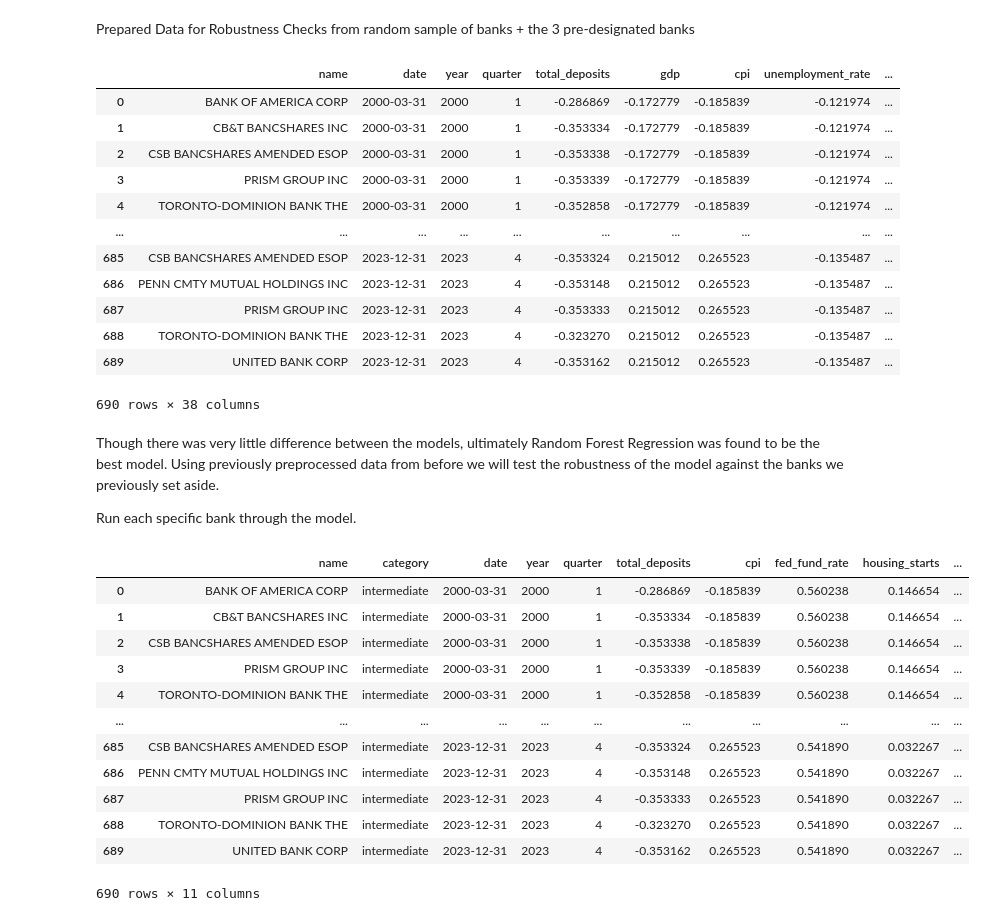
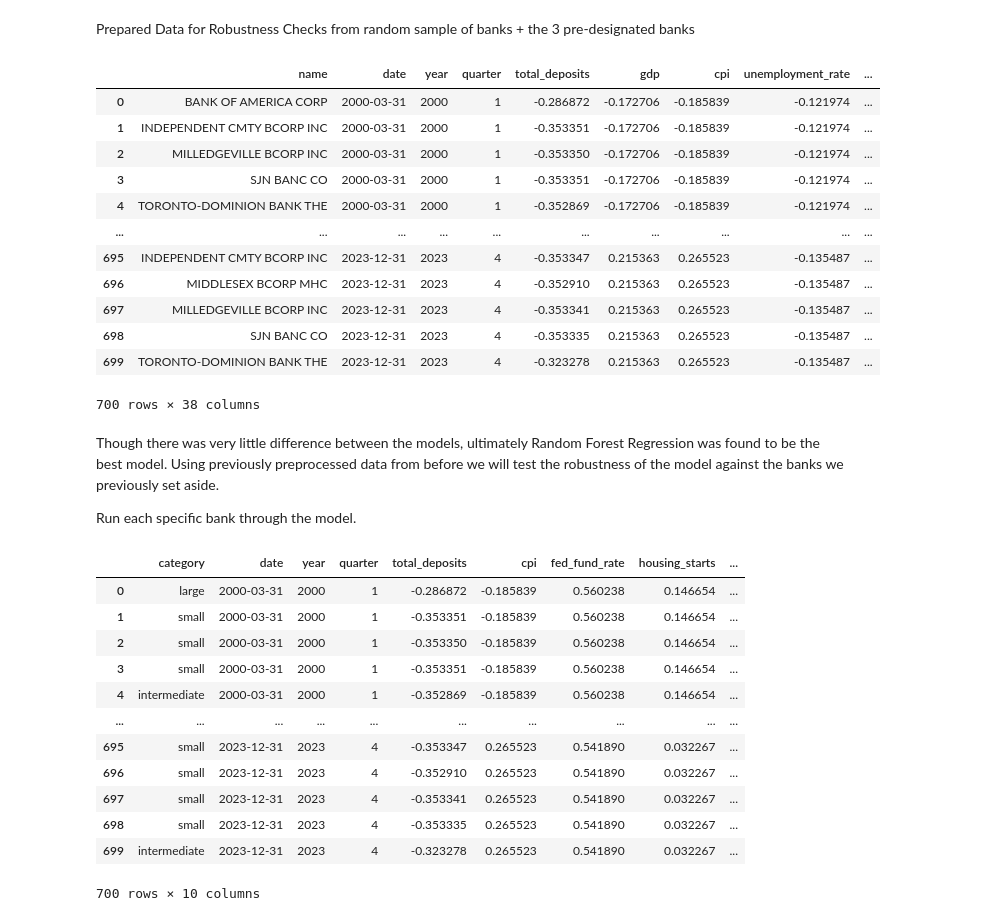
Before and after one commit to hughdingb58/deposit_size_prediction, a Jupyter notebook: Robustness_Sensitivity_Analysis.ipynb, the cells around one changed output. Drawn from its saved outputs; the diff is of its cells as text; code cells hidden in the pictures.

```diff
--- a/Robustness_Sensitivity_Analysis.ipynb
+++ b/Robustness_Sensitivity_Analysis.ipynb
@@ -24,29 +24,28 @@ Prepared Data for Robustness Checks from random sample of banks + the 3 pre-desi
 pd.set_option('display.max_columns', None)
 
 # Path to your Feather file
-file_path_df = 'df_temp.feather'
+file_path_df = 'df_train.feather'
 file_path_samples = 'df_samples.feather'
 
 # Read the Feather files into DataFrames
 df = pd.DataFrame(feather.read_feather(file_path_df))
 df_samples = pd.DataFrame(feather.read_feather(file_path_samples))
 
-df_samples['category'] = 'intermediate'
 df_samples
 # %% [output]
 |  | name | date | year | quarter | total_deposits | gdp | cpi | unemployment_rate | ... |
-| 0 | BANK OF AMERICA CORP | 2000-03-31 | 2000 | 1 | -0.286869 | -0.172779 | -0.185839 | -0.121974 | ... |
-| 1 | CB&T BANCSHARES INC | 2000-03-31 | 2000 | 1 | -0.353334 | -0.172779 | -0.185839 | -0.121974 | ... |
-| 2 | CSB BANCSHARES AMENDED ESOP | 2000-03-31 | 2000 | 1 | -0.353338 | -0.172779 | -0.185839 | -0.121974 | ... |
-| 3 | PRISM GROUP INC | 2000-03-31 | 2000 | 1 | -0.353339 | -0.172779 | -0.185839 | -0.121974 | ... |
-| 4 | TORONTO-DOMINION BANK THE | 2000-03-31 | 2000 | 1 | -0.352858 | -0.172779 | -0.185839 | -0.121974 | ... |
+| 0 | BANK OF AMERICA CORP | 2000-03-31 | 2000 | 1 | -0.286872 | -0.172706 | -0.185839 | -0.121974 | ... |
+| 1 | INDEPENDENT CMTY BCORP INC | 2000-03-31 | 2000 | 1 | -0.353351 | -0.172706 | -0.185839 | -0.121974 | ... |
+| 2 | MILLEDGEVILLE BCORP INC | 2000-03-31 | 2000 | 1 | -0.353350 | -0.172706 | -0.185839 | -0.121974 | ... |
+| 3 | SJN BANC CO | 2000-03-31 | 2000 | 1 | -0.353351 | -0.172706 | -0.185839 | -0.121974 | ... |
+| 4 | TORONTO-DOMINION BANK THE | 2000-03-31 | 2000 | 1 | -0.352869 | -0.172706 | -0.185839 | -0.121974 | ... |
 | ... | ... | ... | ... | ... | ... | ... | ... | ... | ... |
-| 685 | CSB BANCSHARES AMENDED ESOP | 2023-12-31 | 2023 | 4 | -0.353324 | 0.215012 | 0.265523 | -0.135487 | ... |
-| 686 | PENN CMTY MUTUAL HOLDINGS INC | 2023-12-31 | 2023 | 4 | -0.353148 | 0.215012 | 0.265523 | -0.135487 | ... |
-| 687 | PRISM GROUP INC | 2023-12-31 | 2023 | 4 | -0.353333 | 0.215012 | 0.265523 | -0.135487 | ... |
-| 688 | TORONTO-DOMINION BANK THE | 2023-12-31 | 2023 | 4 | -0.323270 | 0.215012 | 0.265523 | -0.135487 | ... |
-| 689 | UNITED BANK CORP | 2023-12-31 | 2023 | 4 | -0.353162 | 0.215012 | 0.265523 | -0.135487 | ... |
+| 695 | INDEPENDENT CMTY BCORP INC | 2023-12-31 | 2023 | 4 | -0.353347 | 0.215363 | 0.265523 | -0.135487 | ... |
+| 696 | MIDDLESEX BCORP MHC | 2023-12-31 | 2023 | 4 | -0.352910 | 0.215363 | 0.265523 | -0.135487 | ... |
+| 697 | MILLEDGEVILLE BCORP INC | 2023-12-31 | 2023 | 4 | -0.353341 | 0.215363 | 0.265523 | -0.135487 | ... |
+| 698 | SJN BANC CO | 2023-12-31 | 2023 | 4 | -0.353335 | 0.215363 | 0.265523 | -0.135487 | ... |
+| 699 | TORONTO-DOMINION BANK THE | 2023-12-31 | 2023 | 4 | -0.323278 | 0.215363 | 0.265523 | -0.135487 | ... |
-690 rows × 38 columns
+700 rows × 38 columns
 # %% [markdown]
 Though there was very little difference between the models, ultimately Random Forest Regression was found to be the best model. Using previously preprocessed data from before we will test the robustness of the model against the banks we previously set aside.
 
@@ -54,41 +53,40 @@ Run each specific bank through the model.
 # %%
 df = df.loc[:, ['category'
                         , 'date'
                         , 'year'
                         , 'quarter'
                         , 'total_deposits'
                         , 'cpi'
                         , 'fed_fund_rate'
                         , 'housing_starts'
                         , 'personal_savings_rate'
                         , 'umich_consumer_sentiment_index']]
 
-df_samples = df_samples.loc[:, ['name'
-                        , 'category'
+df_samples = df_samples.loc[:, ['category'
                         , 'date'
                         , 'year'
                         , 'quarter'
                         , 'total_deposits'
                         , 'cpi'
                         , 'fed_fund_rate'
                         , 'housing_starts'
                         , 'personal_savings_rate'
                         , 'umich_consumer_sentiment_index']]
 df_samples
 # %% [output]
-|  | name | category | date | year | quarter | total_deposits | cpi | fed_fund_rate | housing_starts | ... |
-| 0 | BANK OF AMERICA CORP | intermediate | 2000-03-31 | 2000 | 1 | -0.286869 | -0.185839 | 0.560238 | 0.146654 | ... |
-| 1 | CB&T BANCSHARES INC | intermediate | 2000-03-31 | 2000 | 1 | -0.353334 | -0.185839 | 0.560238 | 0.146654 | ... |
-| 2 | CSB BANCSHARES AMENDED ESOP | intermediate | 2000-03-31 | 2000 | 1 | -0.353338 | -0.185839 | 0.560238 | 0.146654 | ... |
-| 3 | PRISM GROUP INC | intermediate | 2000-03-31 | 2000 | 1 | -0.353339 | -0.185839 | 0.560238 | 0.146654 | ... |
-| 4 | TORONTO-DOMINION BANK THE | intermediate | 2000-03-31 | 2000 | 1 | -0.352858 | -0.185839 | 0.560238 | 0.146654 | ... |
-| ... | ... | ... | ... | ... | ... | ... | ... | ... | ... | ... |
-| 685 | CSB BANCSHARES AMENDED ESOP | intermediate | 2023-12-31 | 2023 | 4 | -0.353324 | 0.265523 | 0.541890 | 0.032267 | ... |
-| 686 | PENN CMTY MUTUAL HOLDINGS INC | intermediate | 2023-12-31 | 2023 | 4 | -0.353148 | 0.265523 | 0.541890 | 0.032267 | ... |
-| 687 | PRISM GROUP INC | intermediate | 2023-12-31 | 2023 | 4 | -0.353333 | 0.265523 | 0.541890 | 0.032267 | ... |
-| 688 | TORONTO-DOMINION BANK THE | intermediate | 2023-12-31 | 2023 | 4 | -0.323270 | 0.265523 | 0.541890 | 0.032267 | ... |
-| 689 | UNITED BANK CORP | intermediate | 2023-12-31 | 2023 | 4 | -0.353162 | 0.265523 | 0.541890 | 0.032267 | ... |
+|  | category | date | year | quarter | total_deposits | cpi | fed_fund_rate | housing_starts | ... |
+| 0 | large | 2000-03-31 | 2000 | 1 | -0.286872 | -0.185839 | 0.560238 | 0.146654 | ... |
+| 1 | small | 2000-03-31 | 2000 | 1 | -0.353351 | -0.185839 | 0.560238 | 0.146654 | ... |
+| 2 | small | 2000-03-31 | 2000 | 1 | -0.353350 | -0.185839 | 0.560238 | 0.146654 | ... |
+| 3 | small | 2000-03-31 | 2000 | 1 | -0.353351 | -0.185839 | 0.560238 | 0.146654 | ... |
+| 4 | intermediate | 2000-03-31 | 2000 | 1 | -0.352869 | -0.185839 | 0.560238 | 0.146654 | ... |
+| ... | ... | ... | ... | ... | ... | ... | ... | ... | ... |
+| 695 | small | 2023-12-31 | 2023 | 4 | -0.353347 | 0.265523 | 0.541890 | 0.032267 | ... |
+| 696 | small | 2023-12-31 | 2023 | 4 | -0.352910 | 0.265523 | 0.541890 | 0.032267 | ... |
+| 697 | small | 2023-12-31 | 2023 | 4 | -0.353341 | 0.265523 | 0.541890 | 0.032267 | ... |
+| 698 | small | 2023-12-31 | 2023 | 4 | -0.353335 | 0.265523 | 0.541890 | 0.032267 | ... |
+| 699 | intermediate | 2023-12-31 | 2023 | 4 | -0.323278 | 0.265523 | 0.541890 | 0.032267 | ... |
-690 rows × 11 columns
+700 rows × 10 columns
 # %%
 # Group by category and apply the shift function to each group
 lagged_df = df.groupby('category').apply(lambda x: x.assign(total_deposits_lag1=x['total_deposits'].shift(1)))
```
Also changed, not shown: parts of 23 cells of this notebook.
